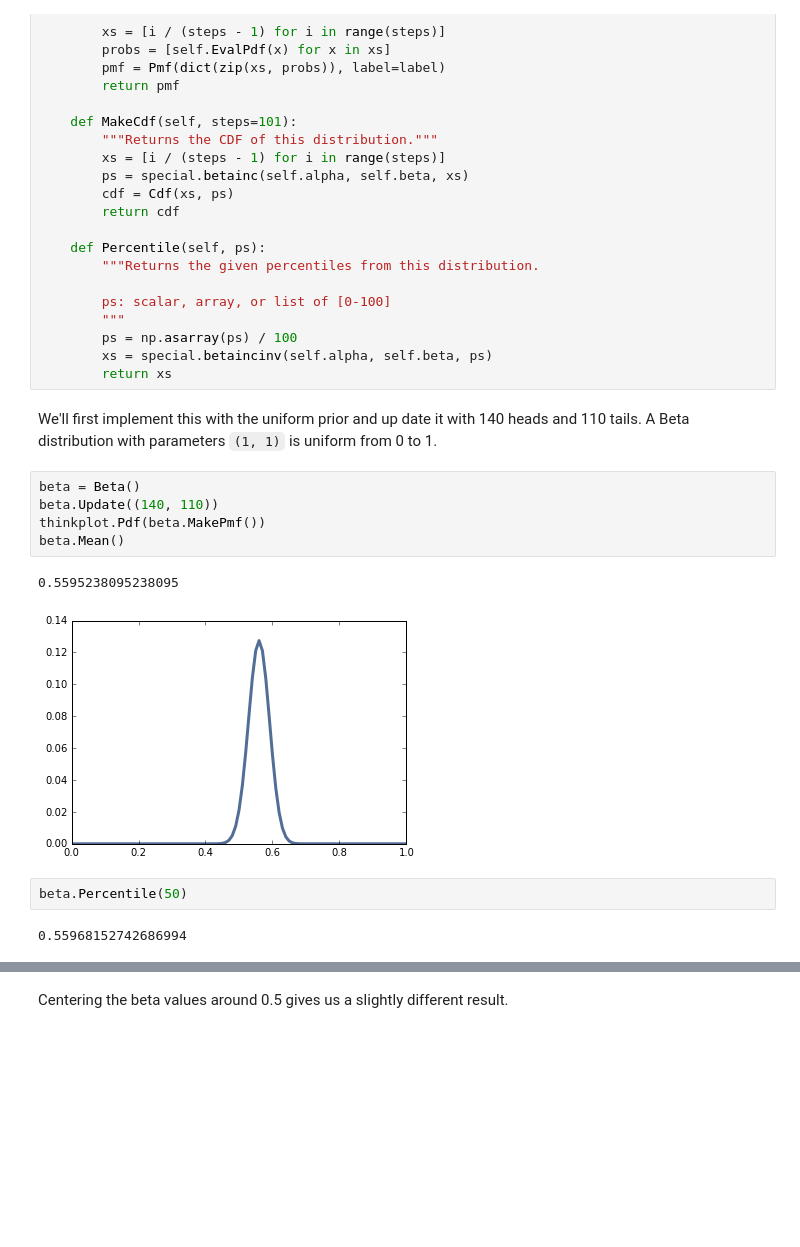
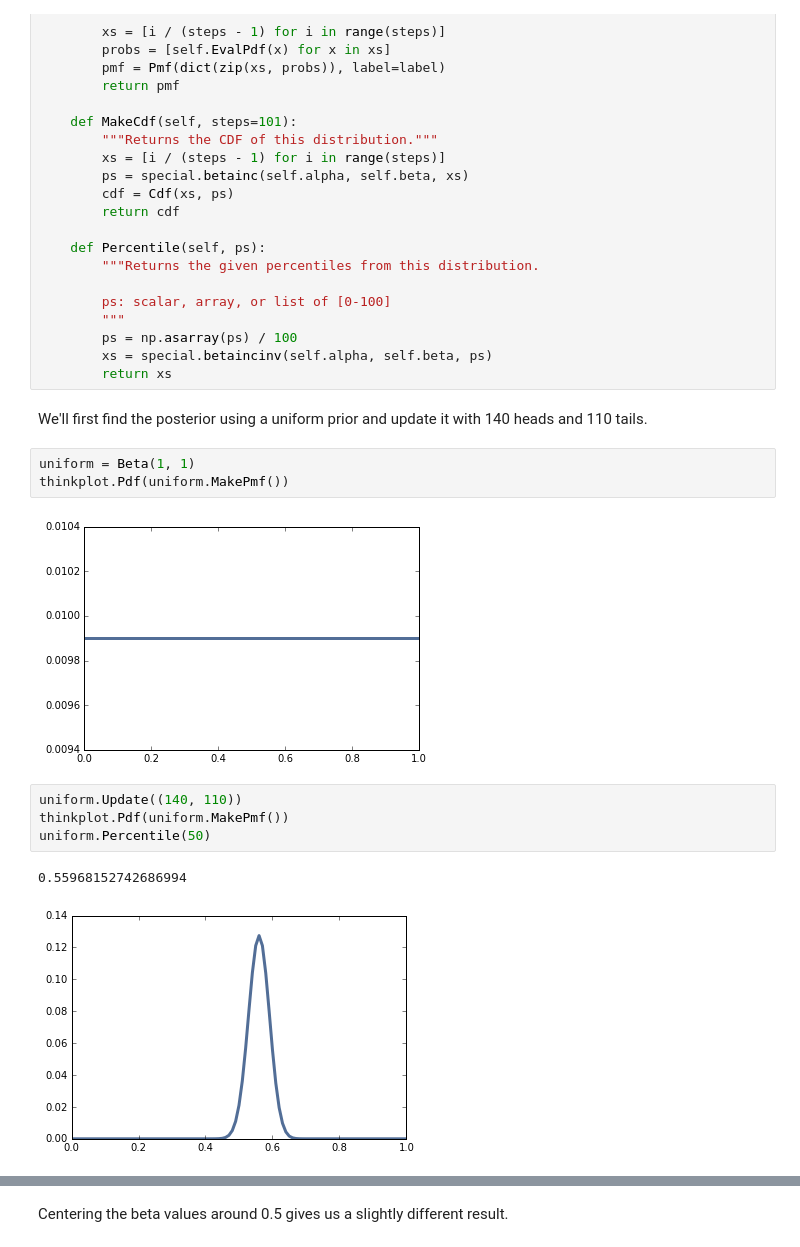
Before and after one commit to umadesai/ThinkBayes2, a Jupyter notebook: code/report-02.ipynb, the cells around one changed output, grey strips where cells are left out. Saved outputs shown, nothing was run; the diff lists cells and outputs as text; blank space fills up the shorter version.

```diff
--- a/code/report-02.ipynb
+++ b/code/report-02.ipynb
@@ -304,16 +307,16 @@ class Beta:
         xs = special.betaincinv(self.alpha, self.beta, ps)
         return xs
 # %% [markdown]
-We'll first implement this with the uniform prior and up date it with 140 heads and 110 tails. A Beta distribution with parameters `(1, 1)` is uniform from 0 to 1.
+We'll first find the posterior using a uniform prior and update it with 140 heads and 110 tails.
+# %%
+uniform = Beta(1, 1)
+thinkplot.Pdf(uniform.MakePmf())
+# %% [output]
+[figure, added]
 # %%
-beta = Beta()
-beta.Update((140, 110))
-thinkplot.Pdf(beta.MakePmf())
-beta.Mean()
+uniform.Update((140, 110))
+thinkplot.Pdf(uniform.MakePmf())
+uniform.Percentile(50)
 # %% [output]
-0.5595238095238095
+0.55968152742686994
 [figure]
-# %%
-beta.Percentile(50)
-# %% [output]
-0.55968152742686994
```
Also changed, not shown: parts of 22 cells of this notebook.
